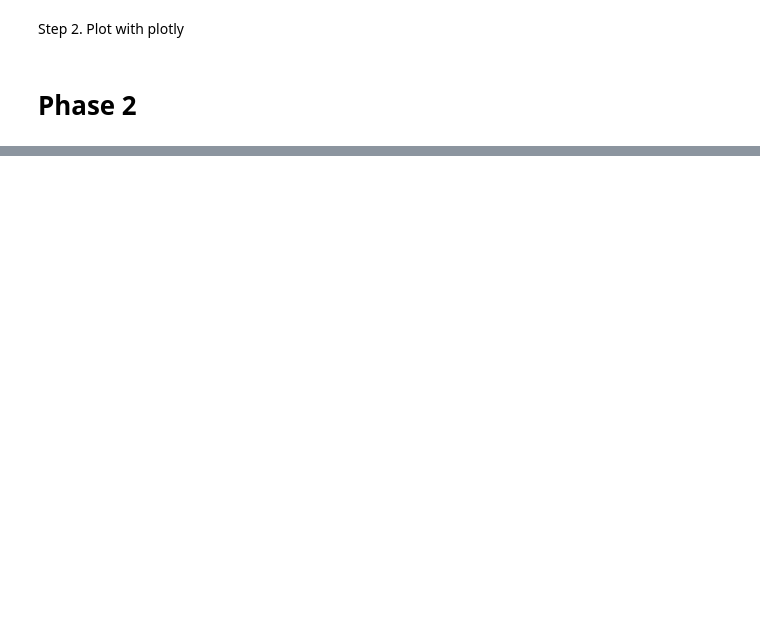
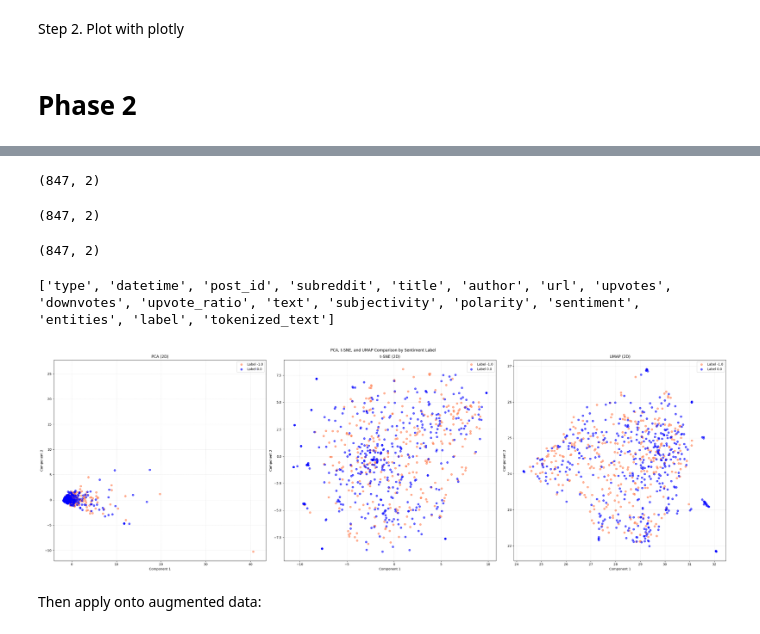
Before and after one commit to ChengYou-Liou/DM2025-Lab1-Exercise, a Jupyter notebook: DM2025-Lab1-Homework.ipynb, the cells around one changed output, grey strips where cells are left out. Drawn from its saved outputs; the diff is of its cells as text; code cells hidden in the pictures; blank space fills up the shorter version.

```diff
--- a/DM2025-Lab1-Homework.ipynb
+++ b/DM2025-Lab1-Homework.ipynb
@@ -468,0 +899,2 @@ fig.show()
+# %%
+X = pd.read_csv('newdataset/Reddit-stock-sentiment.csv')
@@ -468,0 +949,5 @@ fig.show()
+# %%
+# Apply PCA, t-SNE, and UMAP to the data
+X_pca_tdm = PCA(n_components=2).fit_transform(tdm_df.values)
+X_tsne_tdm = TSNE(n_components=2).fit_transform(tdm_df.values)
+X_umap_tdm = umap.UMAP(n_components=2).fit_transform(tdm_df.values)
@@ -468,0 +972,52 @@ fig.show()
+# %%
+X_pca_tdm.shape
+# %% [output]
+(847, 2)
+# %%
+X_tsne_tdm.shape
+# %% [output]
+(847, 2)
+# %%
+X_umap_tdm.shape
+# %% [output]
+(847, 2)
+# %%
+print(X.columns.tolist())
+# %% [output]
+['type', 'datetime', 'post_id', 'subreddit', 'title', 'author', 'url', 'upvotes', 'downvotes', 'upvote_ratio', 'text', 'subjectivity', 'polarity', 'sentiment', 'entities', 'label', 'tokenized_text']
+# %%
+
+# 2D Visualization using PCA, t-SNE, and UMAP for Reddit Sentiment Dataset
+
+import matplotlib.pyplot as plt
+
+labels = X['label'].unique()
+col = ['coral', 'blue']  # color palette
+
+# Create 3 subplots for PCA, t-SNE, and UMAP
+fig, axes = plt.subplots(1, 3, figsize=(30, 10))
+fig.suptitle('PCA, t-SNE, and UMAP Comparison by Sentiment Label')
+
+# Define helper function for scatter plots
+def plot_scatter(ax, X_reduced, title):
+    for c, lbl in zip(col, labels):
+        xs = X_reduced[X['label'] == lbl, 0]
+        ys = X_reduced[X['label'] == lbl, 1]
+        ax.scatter(xs, ys, c=c, marker='o', label=f'Label {lbl}', alpha=0.6)
+    ax.grid(color='gray', linestyle=':', linewidth=1, alpha=0.3)
+    ax.set_title(title)
+    ax.set_xlabel('Component 1')
+    ax.set_ylabel('Component 2')
+    ax.legend(loc='upper right')
+
+# Draw the three 2D visualizations
+plot_scatter(axes[0], X_pca_tdm, 'PCA (2D)')
+plot_scatter(axes[1], X_tsne_tdm, 't-SNE (2D)')
+plot_scatter(axes[2], X_umap_tdm, 'UMAP (2D)')
+
+plt.tight_layout()
+plt.show()
+# %% [output]
+[figure, added]
+# %% [markdown]
+Then apply onto augmented data:
```
Also changed, not shown: parts of 53 cells of this notebook.
